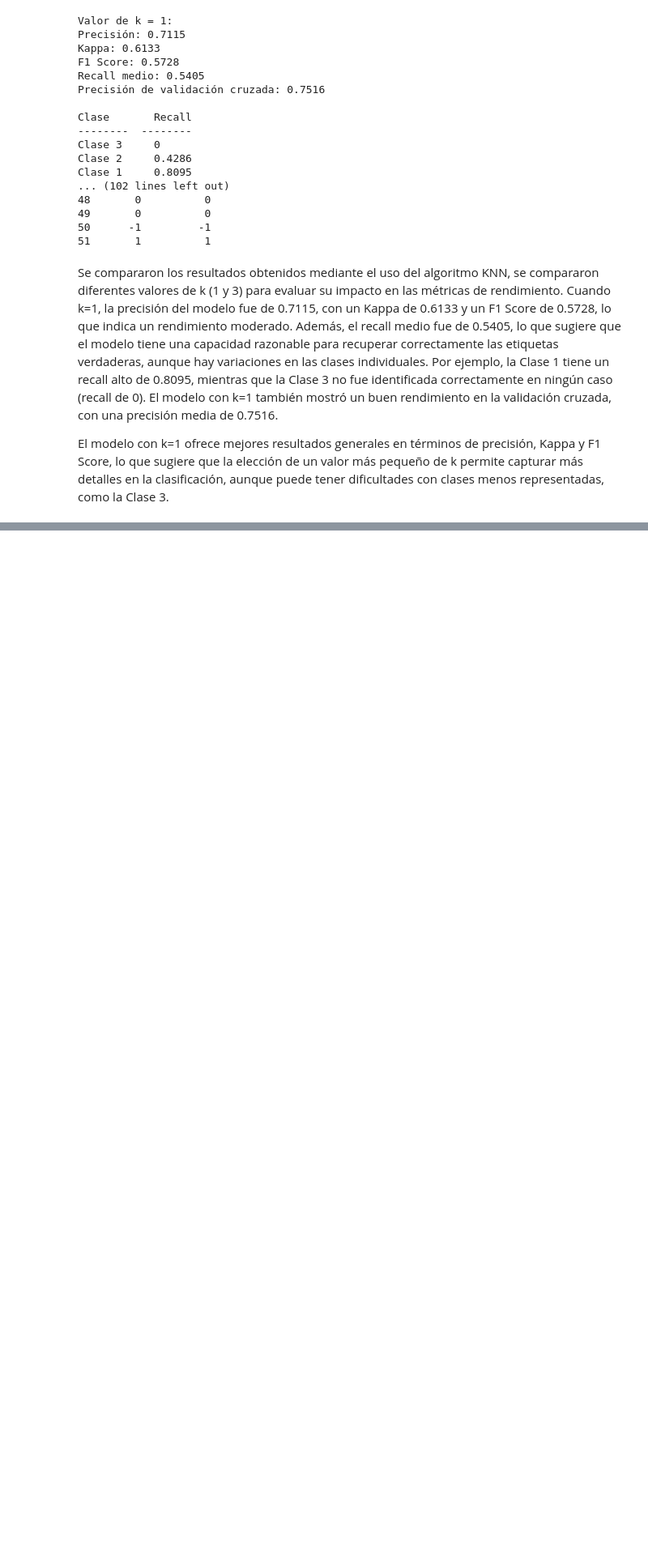
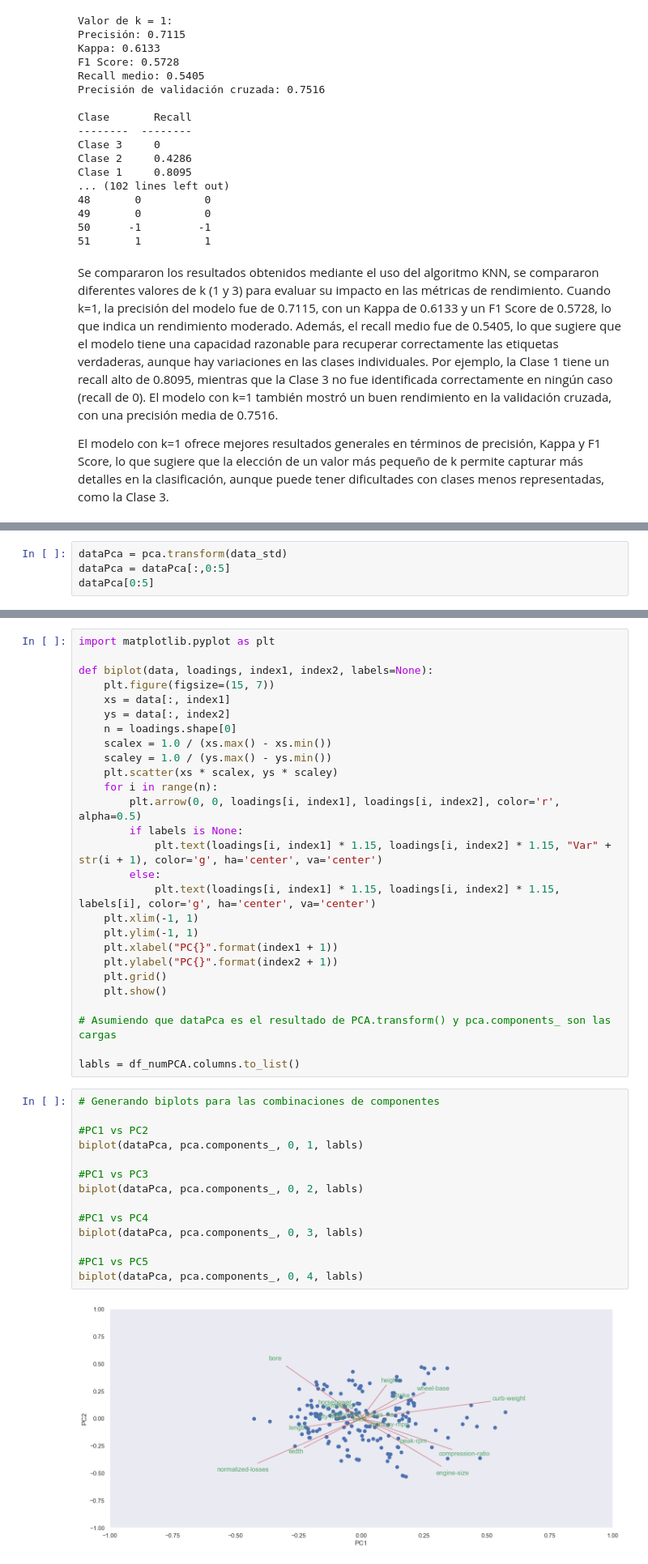
Before and after one commit to alejandro945/insurance-risk, a Jupyter notebook: src/main.ipynb, the cells around one changed output, grey strips where cells are left out. Shown at 81% size. Cells and saved outputs as stored; diff of their text form; blank space fills up the shorter version.

```diff
--- a/src/main.ipynb
+++ b/src/main.ipynb
@@ -1317,0 +1541,4 @@ El modelo con k=1 ofrece mejores resultados generales en términos de precisión
+# %%
+dataPca = pca.transform(data_std)
+dataPca = dataPca[:,0:5]
+dataPca[0:5]
@@ -1317,0 +1551,43 @@ El modelo con k=1 ofrece mejores resultados generales en términos de precisión
+# %%
+import matplotlib.pyplot as plt
+
+def biplot(data, loadings, index1, index2, labels=None):
+    plt.figure(figsize=(15, 7))
+    xs = data[:, index1]
+    ys = data[:, index2]
+    n = loadings.shape[0]
+    scalex = 1.0 / (xs.max() - xs.min())
+    scaley = 1.0 / (ys.max() - ys.min())
+    plt.scatter(xs * scalex, ys * scaley)
+    for i in range(n):
+        plt.arrow(0, 0, loadings[i, index1], loadings[i, index2], color='r', alpha=0.5)
+        if labels is None:
+            plt.text(loadings[i, index1] * 1.15, loadings[i, index2] * 1.15, "Var" + str(i + 1), color='g', ha='center', va='center')
+        else:
+            plt.text(loadings[i, index1] * 1.15, loadings[i, index2] * 1.15, labels[i], color='g', ha='center', va='center')
+    plt.xlim(-1, 1)
+    plt.ylim(-1, 1)
+    plt.xlabel("PC{}".format(index1 + 1))
+    plt.ylabel("PC{}".format(index2 + 1))
+    plt.grid()
+    plt.show()
+
+# Asumiendo que dataPca es el resultado de PCA.transform() y pca.components_ son las cargas
+
+labls = df_numPCA.columns.to_list()
+# %%
+# Generando biplots para las combinaciones de componentes
+
+#PC1 vs PC2
+biplot(dataPca, pca.components_, 0, 1, labls)
+
+#PC1 vs PC3
+biplot(dataPca, pca.components_, 0, 2, labls)
+
+#PC1 vs PC4
+biplot(dataPca, pca.components_, 0, 3, labls)
+
+#PC1 vs PC5
+biplot(dataPca, pca.components_, 0, 4, labls)
+# %% [output]
+[figure, added]
```
Also changed, not shown: parts of 25 cells of this notebook.
